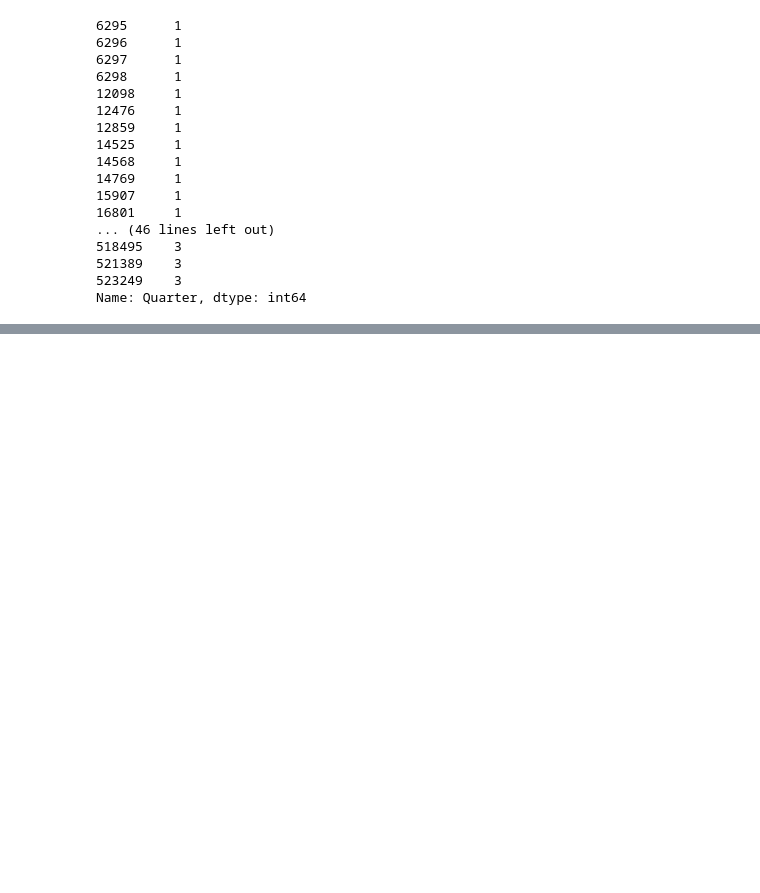
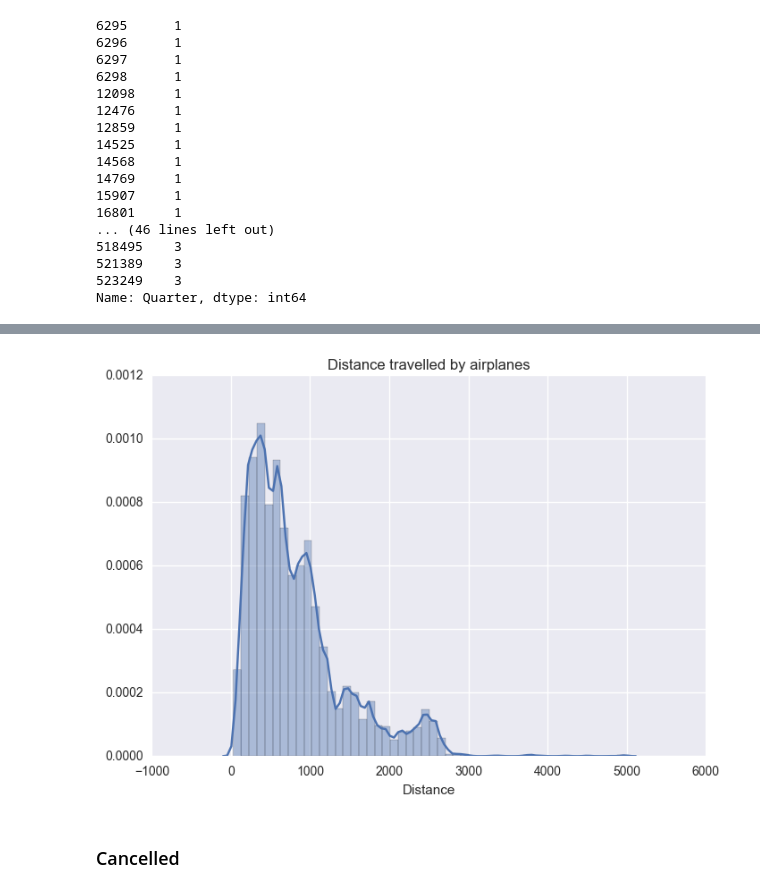
Before and after one commit to IvanAli/USAirportsAndDelays, a Jupyter notebook: descriptive_analysis.ipynb, the cells around one changed output, grey strips where cells are left out. Saved outputs shown, nothing was run; the diff lists cells and outputs as text; code cells hidden in the pictures; blank space fills up the shorter version.

```diff
--- a/descriptive_analysis.ipynb
+++ b/descriptive_analysis.ipynb
@@ -66,0 +174,10 @@ Name: Quarter, dtype: int64
+# %%
+# sns.jointplot(x='Distance', y='Count', data=dfn)
+# sns.utils.axlabel('Distance', 'Frequency')
+sns.distplot(df['Distance'])
+plt.title('Distance travelled by airplanes')
+plt.savefig('graph/dist_flights.png', bbox_inches='tight')
+# %% [output]
+[figure, added]
+# %% [markdown]
+### Cancelled
```
Also changed, not shown: parts of 26 cells of this notebook.
